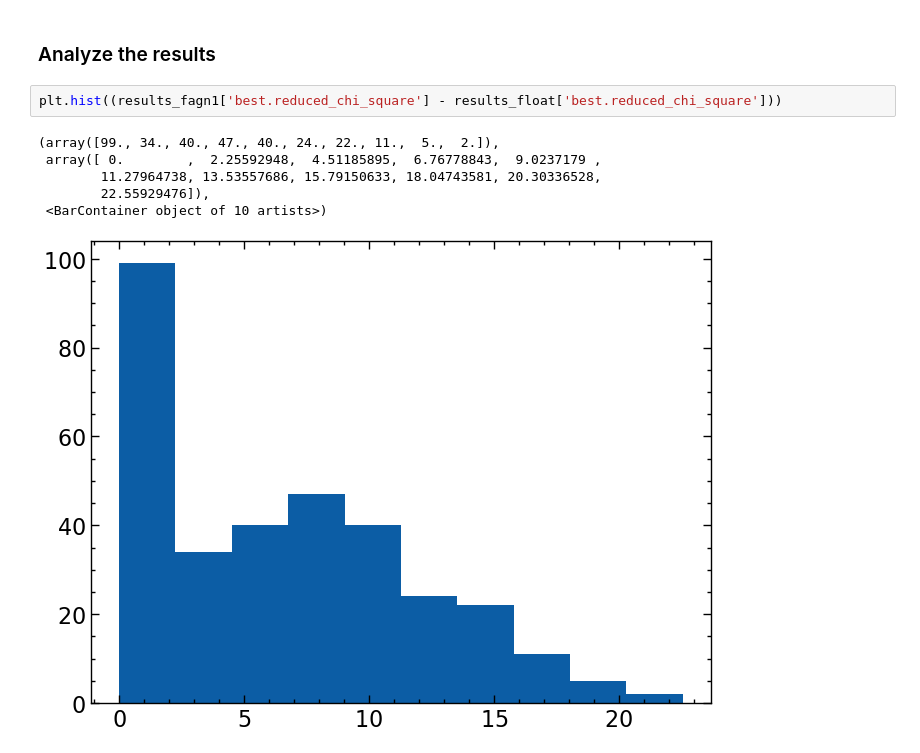
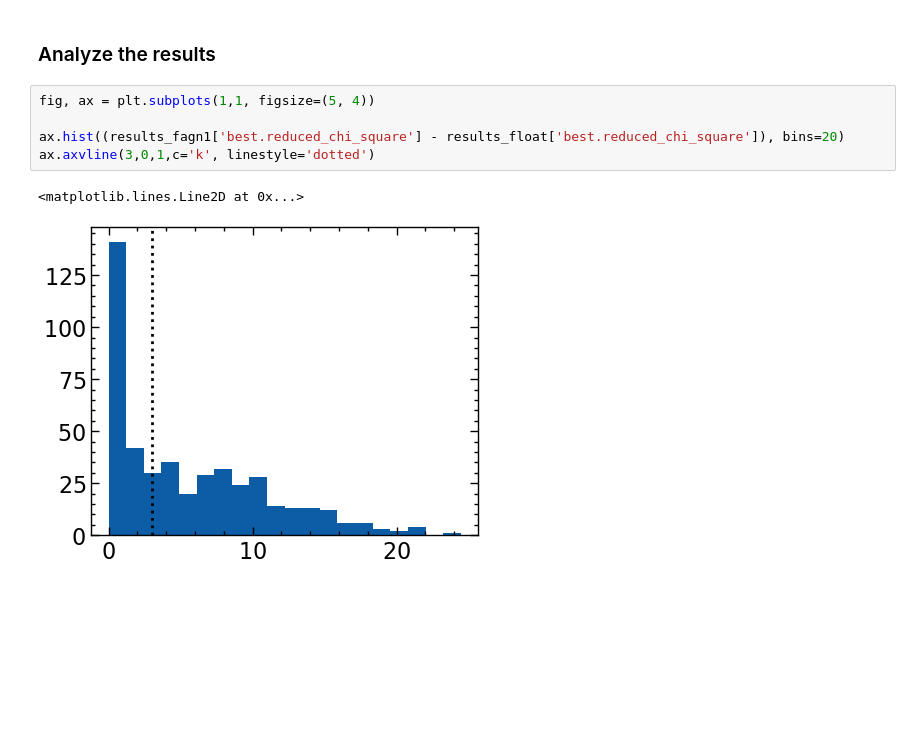
Before and after one commit to Chisen-Lupus/dwarf_agn_cosmos, a Jupyter notebook: hsc-spp_sed.ipynb, the cells around one changed output. Cells and saved outputs as stored; diff of their text form; blank space fills up the shorter version.

```diff
--- a/hsc-spp_sed.ipynb
+++ b/hsc-spp_sed.ipynb
@@ -437,11 +516,10 @@ plot_results(filt_use)
 # %% [markdown]
 ### Analyze the results
 # %%
-plt.hist((results_fagn1['best.reduced_chi_square'] - results_float['best.reduced_chi_square']))
+fig, ax = plt.subplots(1,1, figsize=(5, 4))
+
+ax.hist((results_fagn1['best.reduced_chi_square'] - results_float['best.reduced_chi_square']), bins=20)
+ax.axvline(3,0,1,c='k', linestyle='dotted')
 # %% [output]
-(array([99., 34., 40., 47., 40., 24., 22., 11.,  5.,  2.]),
- array([ 0.        ,  2.25592948,  4.51185895,  6.76778843,  9.0237179 ,
-        11.27964738, 13.53557686, 15.79150633, 18.04743581, 20.30336528,
-        22.55929476]),
- <BarContainer object of 10 artists>)
+<matplotlib.lines.Line2D at 0x...>
-[figure, old version]
+[figure, new version]
```
Also changed, not shown: parts of 31 cells of this notebook, 1 other file.
